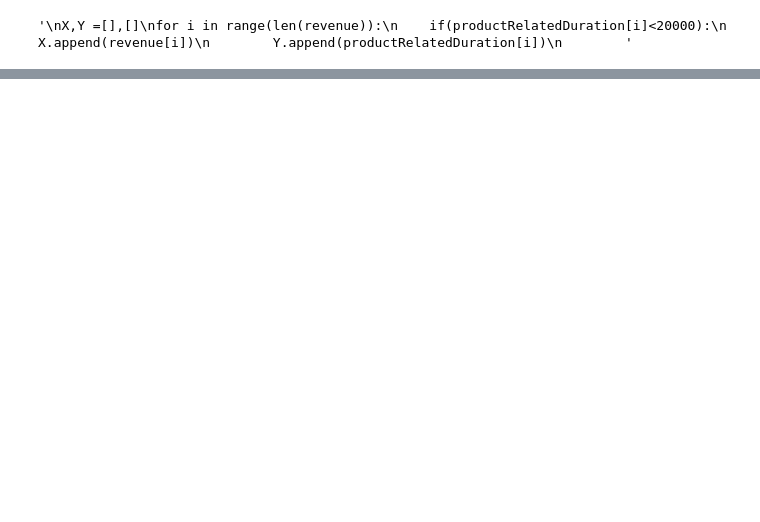
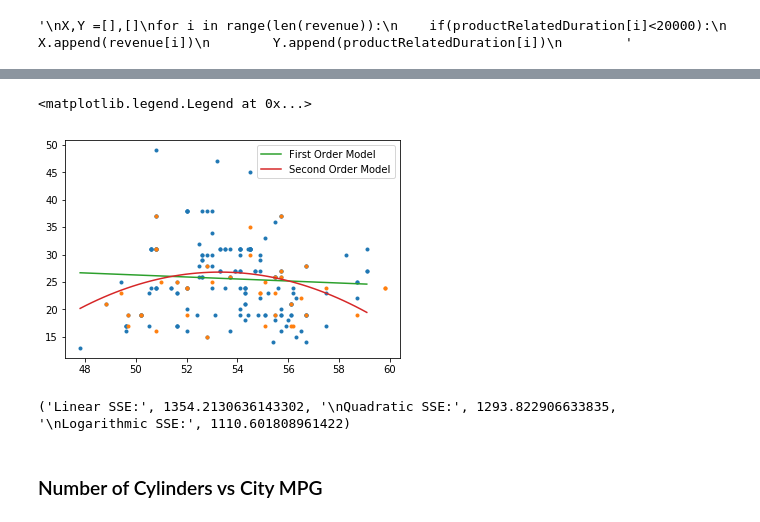
Before and after one commit to Dagaril/COGS109_FinalAssignment, a Jupyter notebook: Code.ipynb, the cells around one changed output, grey strips where cells are left out. Drawn from its saved outputs; the diff is of its cells as text; code cells hidden in the pictures; blank space fills up the shorter version.

```diff
--- a/Code.ipynb
+++ b/Code.ipynb
@@ -102,0 +129,50 @@ plt.plot(cMPG1_test, cw_test, '.')
+# %%
+# First Order Model
+A4 = np.column_stack((np.ones((X1.shape)), X1))
+w4 = np.linalg.lstsq( A4, Y1, rcond = None)[0]
+
+A4_test = np.column_stack((np.ones((cw_test.shape)), cw_test))
+
+y_pred4 = np.matmul(A4, w4)
+y_pred4_test = np.matmul(A4_test,w4)
+# %%
+# Second Order Model
+A5 = np.column_stack((np.ones((X1.shape)), X1, np.square(X1)))
+w5 = np.linalg.lstsq( A5, Y1, rcond = None)[0]
+
+A5_test = np.column_stack((np.ones((cw_test.shape)),cw_test, np.square(cw_test)))
+
+y_pred5 = np.matmul(A5, w5)
+y_pred5_test = np.matmul(A5_test, w5)
+# %%
+#Use matrices generated above to create models
+
+xRange = np.linspace(min(X1), max(X1))
+ones = np.ones(len(xRange))
+squares = np.square(xRange)
+
+A4 = np.column_stack((ones, xRange))
+yplot1 = np.matmul(A4, w4)
+A5 = np.column_stack((ones, xRange, squares))
+yplot2 = np.matmul(A5, w5)
+# %%
+#Plot data alongside created models
+plt.plot(X1,Y1, '.')
+plt.plot(cw_test, cMPG1_test, '.')
+
+linModel, = plt.plot(xRange, yplot1)
+quadModel, = plt.plot(xRange, yplot2)
+
+plt.legend([linModel, quadModel], ["First Order Model", "Second Order Model"])
+# %% [output]
+<matplotlib.legend.Legend at 0x...>
+[figure, added]
+# %%
+#Calcualte and print errors
+SSELinear = sum(np.square(y_pred4_test - cMPG1_test))
+SSEQuad = sum(np.square(y_pred5_test - cMPG1_test))
+print('Linear SSE:', SSELinear, '\nQuadratic SSE:', SSEQuad, '\nLogarithmic SSE:', SSELog)
+# %% [output]
+('Linear SSE:', 1354.2130636143302, '\nQuadratic SSE:', 1293.822906633835, '\nLogarithmic SSE:', 1110.601808961422)
+# %% [markdown]
+### Number of Cylinders vs City MPG
```
Also changed, not shown: parts of 20 cells of this notebook, 1 other file.
